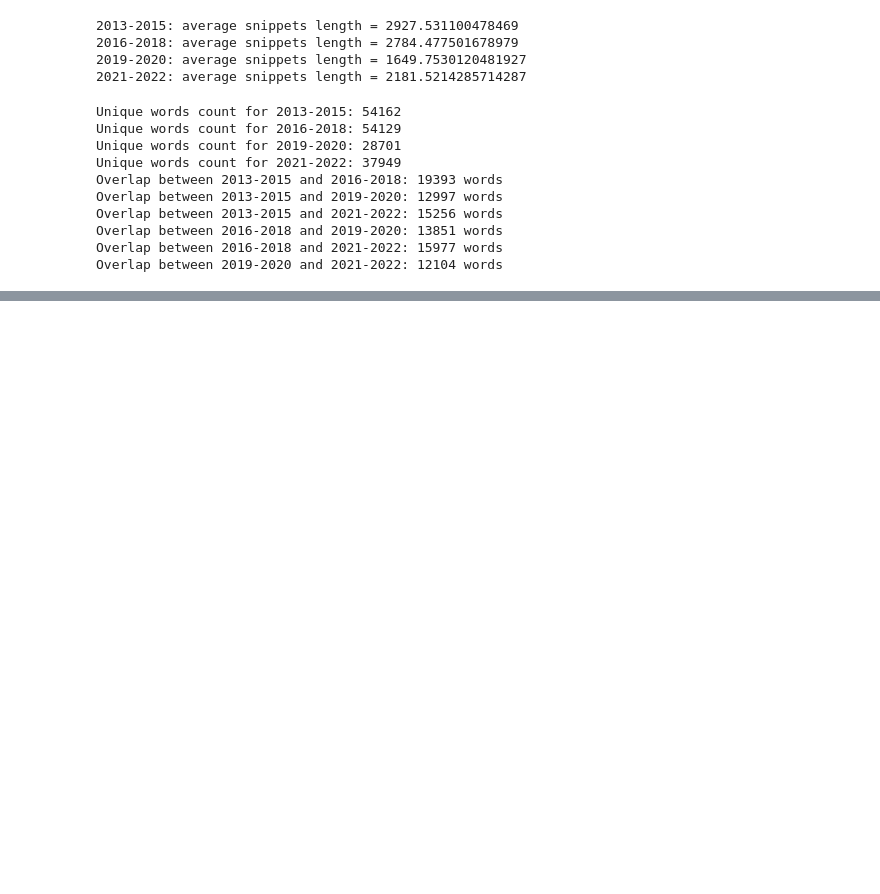
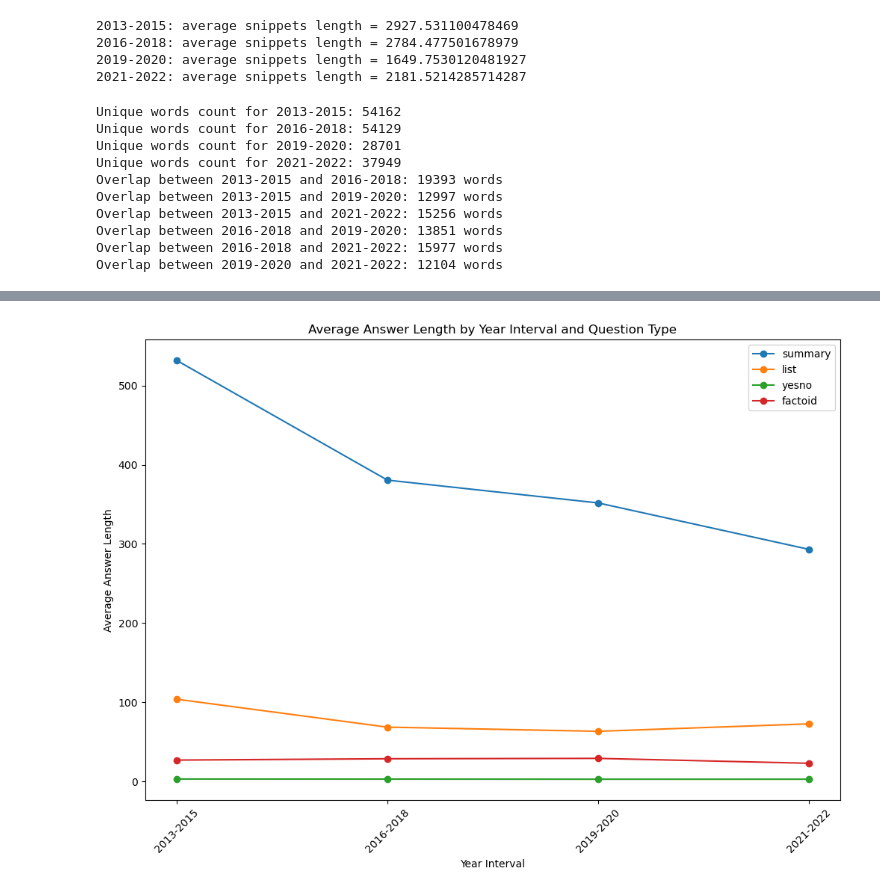
Before and after one commit to trust-nlp/TemporalAssessment, a Jupyter notebook: data/BIOASQ/explore.ipynb, the cells around one changed output, grey strips where cells are left out. Drawn from its saved outputs; the diff is of its cells as text; code cells hidden in the pictures; blank space fills up the shorter version.

Commit message:
added a dataset exploration ipynb file for bioasq

```diff
--- a/data/BIOASQ/explore.ipynb
+++ b/data/BIOASQ/explore.ipynb
@@ -2,7 +2,7 @@
 import pandas as pd
 import os
 
-df = pd.read_json('/home/weisi/TemporalAssessment/data/BIOASQ/BioASQ.json', lines=True)
+df = pd.read_json('/home/weisi/TemporalAssessment/data/BIOASQ/BioASQ_formatted.json', lines=True)
 df.dtypes
 # %% [output]
 id              object
@@ -75,3 +75,7 @@ Overlap between 2013-2015 and 2021-2022: 15256 words
 Overlap between 2016-2018 and 2019-2020: 13851 words
 Overlap between 2016-2018 and 2021-2022: 15977 words
 Overlap between 2019-2020 and 2021-2022: 12104 words
+# %%
+for interval, (start_year, end_year) in intervals.items():
+    interval_data = df[(df['year'] >= start_year) & (df['year'] <= end_year)]
+    print(f"Average token number in snippets for {interval}: {interval_data['tokens'].apply(len).mean()}")
@@ -77,0 +99,22 @@ Overlap between 2019-2020 and 2021-2022: 12104 words
+# %%
+df['average_answer_length'] = df['exact_answer'].apply(calculate_average_answer_length)
+
+results = []
+intervals = {
+    '2013-2015': (2013, 2015),
+    '2016-2018': (2016, 2018),
+    '2019-2020': (2019, 2020),
+    '2021-2022': (2021, 2022),
+}
+for interval, (start, end) in intervals.items():
+    interval_df = df[(df['year'] >= start) & (df['year'] <= end)]
+    for question_type in interval_df['type'].unique():
+        average_length = interval_df[interval_df['type'] == question_type]['average_answer_length'].mean()
+        results.append({'year_interval': f"{interval}", 'type': question_type, 'average_answer_length': average_length})
+
+#here average_answer_length means the average exact_answer(a list) length in each question
+#eg. ['ans1', 'ans2']: [len(ans1)+len(ans2)]/2
+
+results_df = pd.DataFrame(results)
+
+results_df.head()
@@ -77,0 +148,17 @@ Overlap between 2019-2020 and 2021-2022: 12104 words
+# %%
+import seaborn as sns
+import matplotlib.pyplot as plt
+
+plt.figure(figsize=(12, 8))
+for question_type in results_df['type'].unique():
+    subset = results_df[results_df['type'] == question_type]
+    plt.plot(subset['year_interval'], subset['average_answer_length'], label=question_type, marker='o')
+
+plt.title('Average Answer Length by Year Interval and Question Type')
+plt.xlabel('Year Interval')
+plt.ylabel('Average Answer Length')
+plt.legend()
+plt.xticks(rotation=45)
+plt.show()
+# %% [output]
+[figure, added]
```
Also changed, not shown: parts of 10 cells of this notebook.
